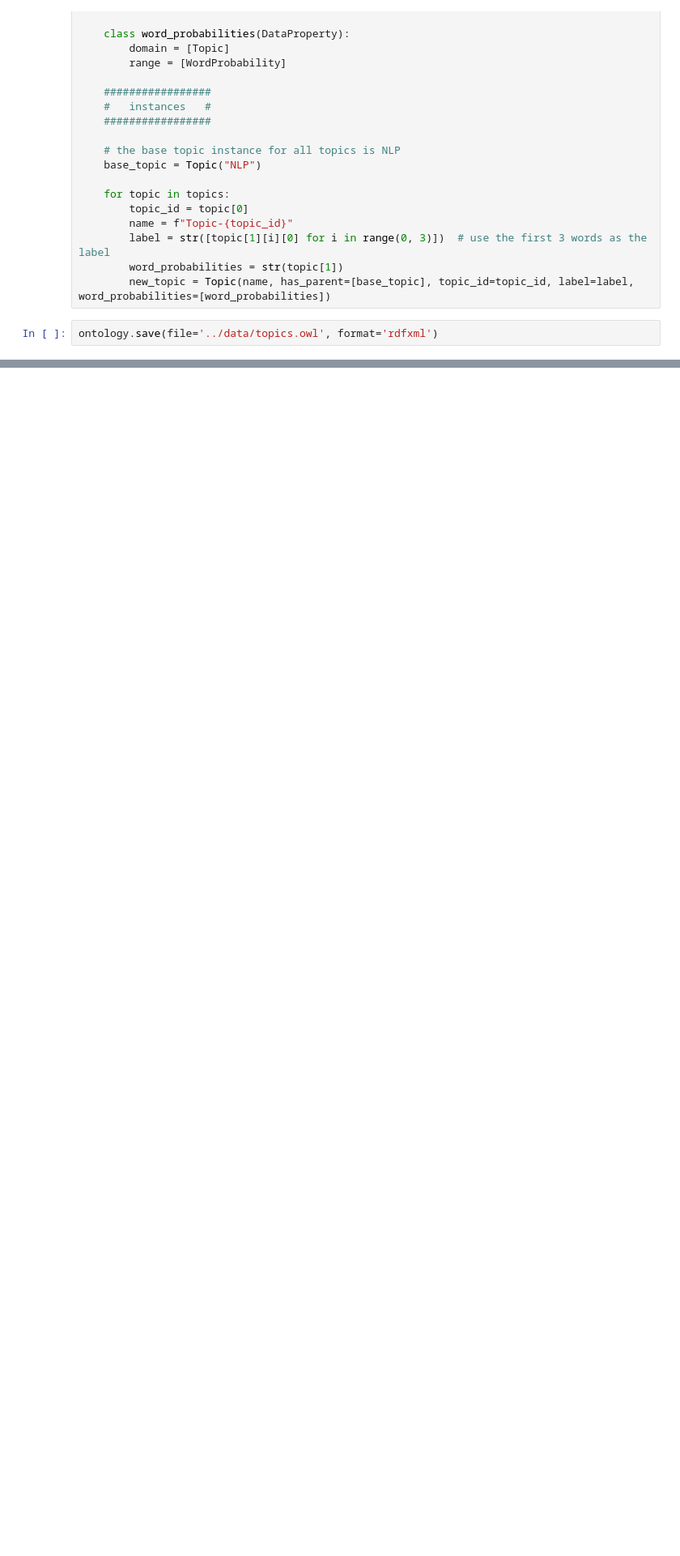
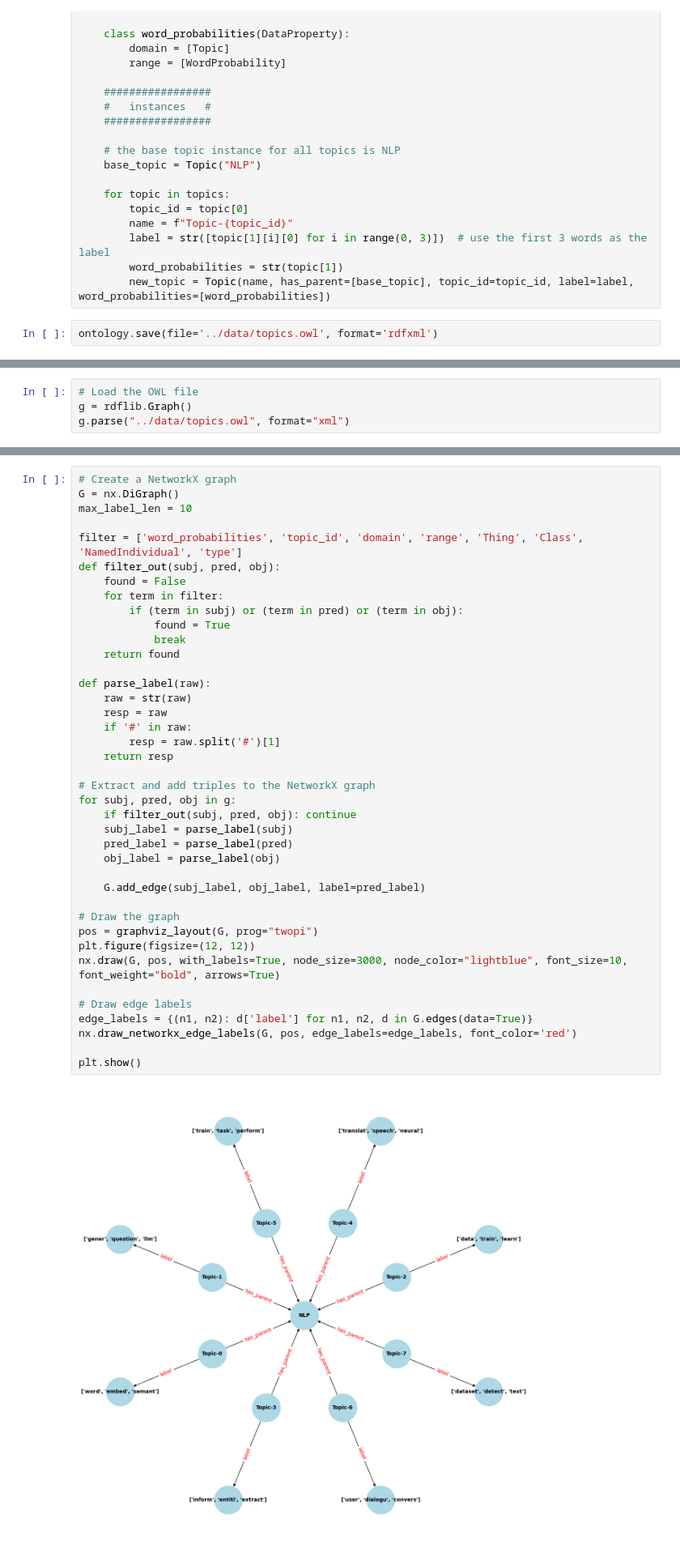
Before and after one commit to aot29/arxiv_exploratory, a Jupyter notebook: v2/XX_OWL.ipynb, the cells around one changed output, grey strips where cells are left out. Shown at 81% size. Cells and saved outputs as stored; diff of their text form; blank space fills up the shorter version.

Commit message:
Draw ontology

```diff
--- a/v2/XX_OWL.ipynb
+++ b/v2/XX_OWL.ipynb
@@ -85,0 +93,4 @@ ontology.save(file='../data/topics.owl', format='rdfxml')
+# %%
+# Load the OWL file
+g = rdflib.Graph()
+g.parse("../data/topics.owl", format="xml")
@@ -85,0 +99,42 @@ ontology.save(file='../data/topics.owl', format='rdfxml')
+# %%
+# Create a NetworkX graph
+G = nx.DiGraph()
+max_label_len = 10
+
+filter = ['word_probabilities', 'topic_id', 'domain', 'range', 'Thing', 'Class', 'NamedIndividual', 'type']
+def filter_out(subj, pred, obj):
+    found = False
+    for term in filter:
+        if (term in subj) or (term in pred) or (term in obj):
+            found = True
+            break
+    return found
+
+def parse_label(raw):
+    raw = str(raw)
+    resp = raw
+    if '#' in raw:
+        resp = raw.split('#')[1]
+    return resp
+
+# Extract and add triples to the NetworkX graph
+for subj, pred, obj in g:
+    if filter_out(subj, pred, obj): continue
+    subj_label = parse_label(subj)
+    pred_label = parse_label(pred)
+    obj_label = parse_label(obj)
+
+    G.add_edge(subj_label, obj_label, label=pred_label)
+
+# Draw the graph
+pos = graphviz_layout(G, prog="twopi")
+plt.figure(figsize=(12, 12))
+nx.draw(G, pos, with_labels=True, node_size=3000, node_color="lightblue", font_size=10, font_weight="bold", arrows=True)
+
+# Draw edge labels
+edge_labels = {(n1, n2): d['label'] for n1, n2, d in G.edges(data=True)}
+nx.draw_networkx_edge_labels(G, pos, edge_labels=edge_labels, font_color='red')
+
+plt.show()
+# %% [output]
+[figure, added]
```
Also changed, not shown: parts of 3 cells of this notebook.
